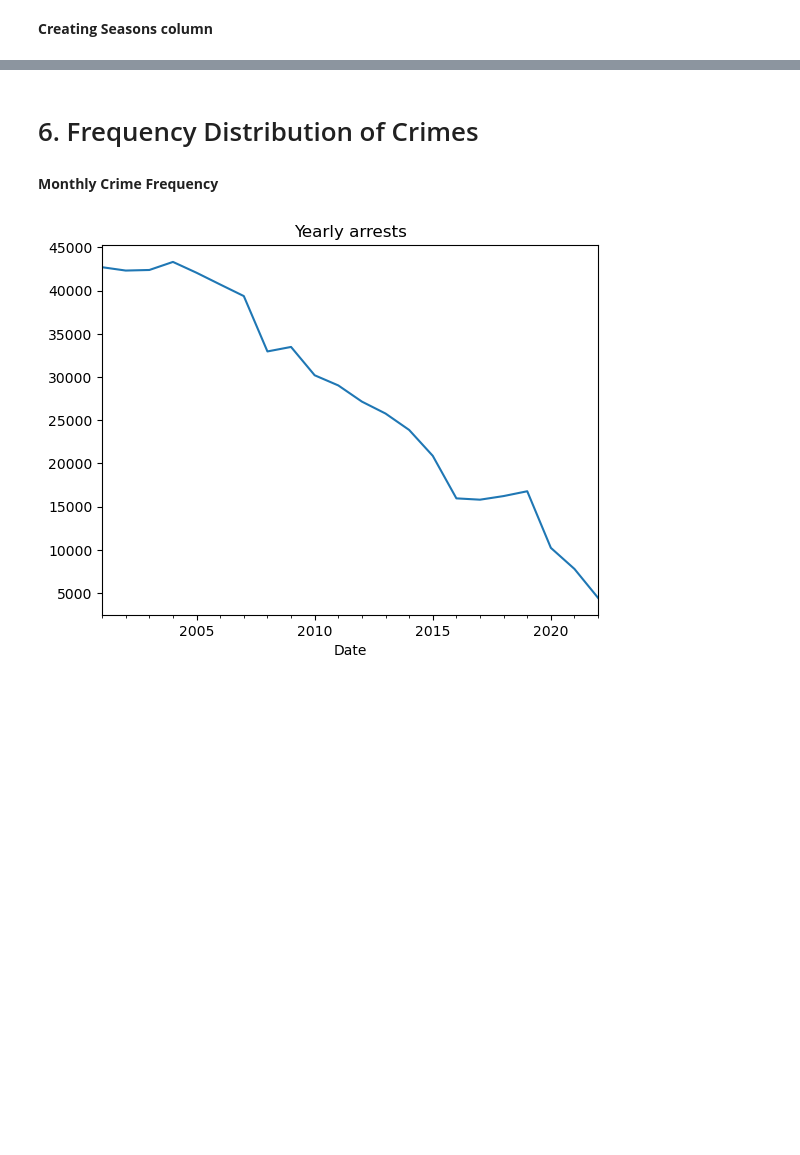
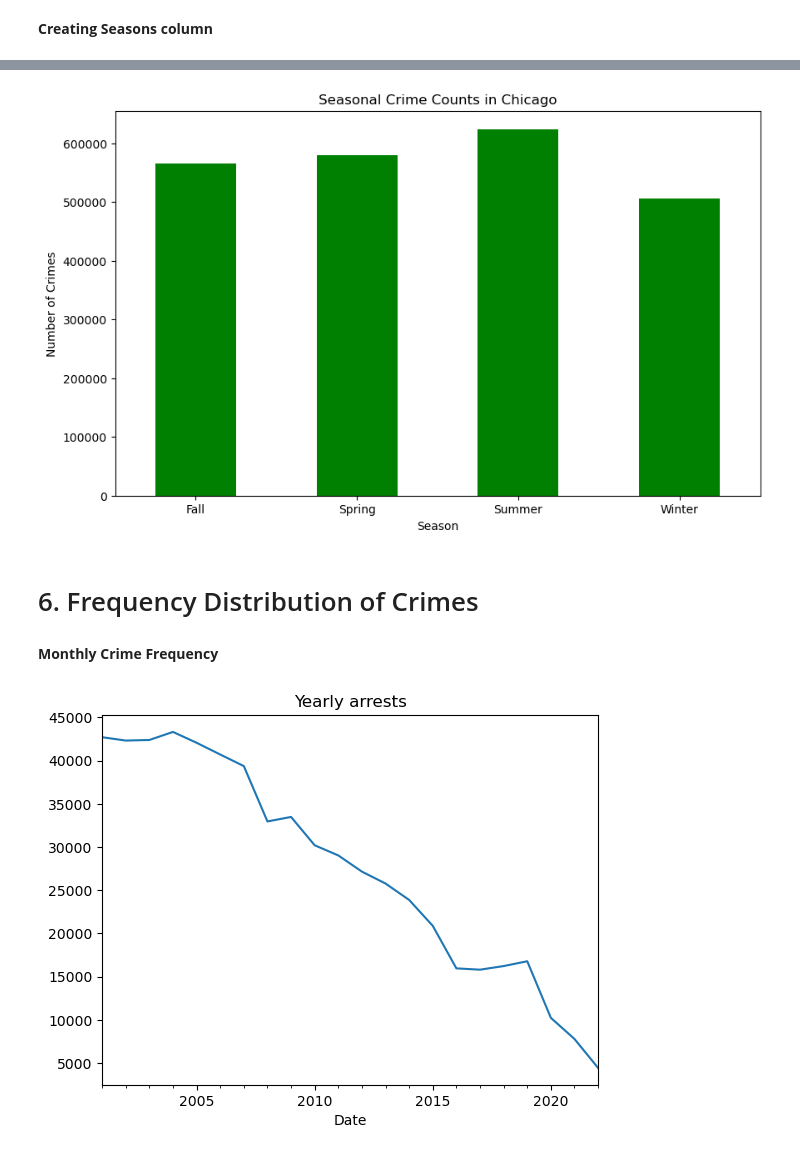
Before and after one commit to Antidote-cyber/Learning-Circle-24-EDA-On-Chicago-Crime-Dataset, a Jupyter notebook: EDA on chicago crime data.ipynb, the cells around one changed output, grey strips where cells are left out. Cells and saved outputs as stored; diff of their text form; code cells hidden in the pictures; blank space fills up the shorter version.

```diff
--- a/EDA on chicago crime data.ipynb
+++ b/EDA on chicago crime data.ipynb
@@ -577,3 +625,6 @@ def get_season(month):
         return 'Fall'
 # %%
 chicago_crime_df['Season'] = chicago_crime_df['Month'].apply(get_season)
+
+# Group by season and count number of crimes
+seasonal_crime_counts = chicago_crime_df.groupby('Season').size()
@@ -591,3 +631,14 @@ chicago_crime_df.head()
+# %%
+# seasonal plot for crimes
+plt.figure(figsize=(10, 6))
+seasonal_crime_counts.plot(kind='bar', color='green')
+plt.title('Seasonal Crime Counts in Chicago')
+plt.xlabel('Season')
+plt.ylabel('Number of Crimes')
+plt.xticks(rotation=0)
+plt.show()
+# %% [output]
+[figure, added]
 # %% [markdown]
 # 6. Frequency Distribution of Crimes
 # %% [markdown]
```
Also changed, not shown: parts of 38 cells of this notebook.
